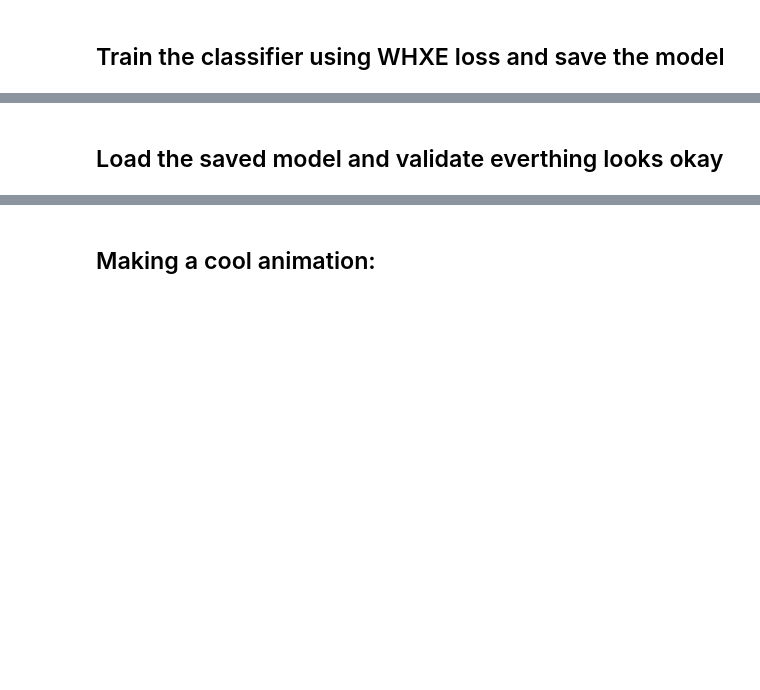
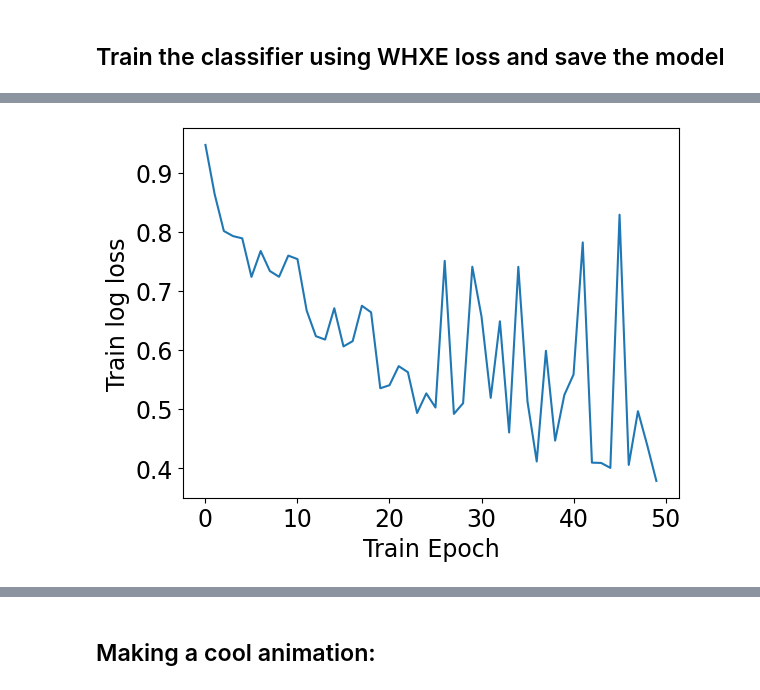
Before and after one commit to uiucsn/Astro-ORACLE, a Jupyter notebook: train_LSTM.ipynb, the cells around one changed output, grey strips where cells are left out. Drawn from its saved outputs; the diff is of its cells as text; code cells hidden in the pictures; blank space fills up the shorter version.

```diff
--- a/train_LSTM.ipynb
+++ b/train_LSTM.ipynb
@@ -186,3 +230,8 @@ plt.y_label("Train log loss")
-# %% [markdown]
-## Load the saved model and validate everthing looks okay
+# %%
+plt.plot(range(epoch + 1), avg_train_losses)
+plt.xlabel("Train Epoch")
+plt.ylabel("Train log loss")
+plt.show()
+# %% [output]
+[figure, added]
 # %%
```
Also changed, not shown: parts of 17 cells of this notebook, 45 other files.
